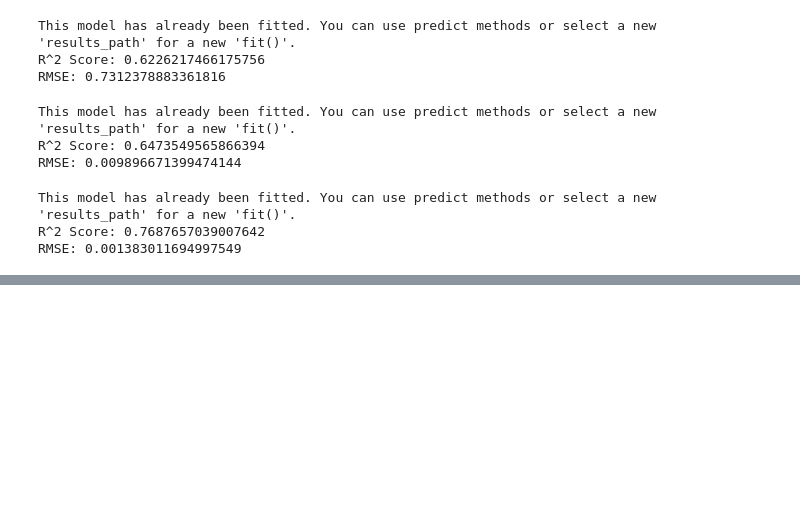
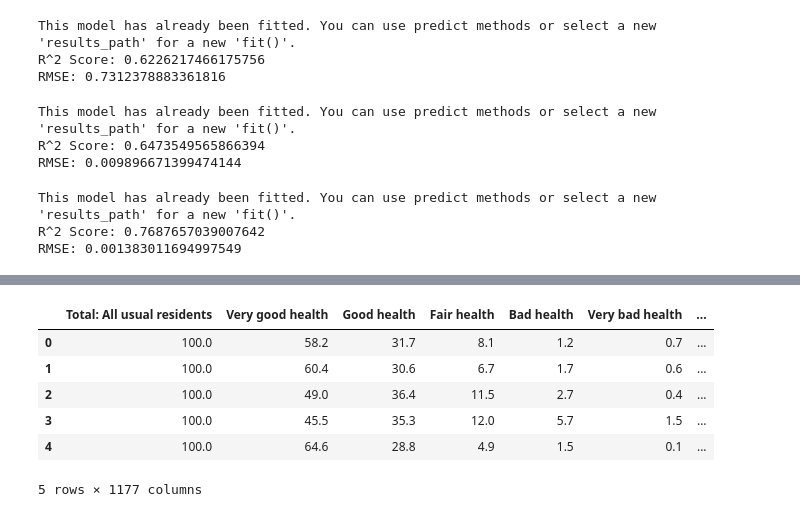
Before and after one commit to grolls23/EmploymentModellingDis, a Jupyter notebook: Modelling.ipynb, the cells around one changed output, grey strips where cells are left out. Cells and saved outputs as stored; diff of their text form; code cells hidden in the pictures; blank space fills up the shorter version.

Commit message:
Created a just-for-fun model with demographic data

```diff
--- a/Modelling.ipynb
+++ b/Modelling.ipynb
@@ -1667,0 +1718,34 @@ RMSE: 0.001383011694997549
+# %%
+# Join all data together
+
+combined_census = pd.merge(general_health, employment_residential, on='LSOA11CD', suffixes=('', '_drop'))
+combined_census = pd.merge(combined_census, education, on='LSOA11CD', suffixes=('', '_drop'))
+combined_census = pd.merge(combined_census, household_comp, on='LSOA11CD', suffixes=('', '_drop'))
+combined_census = pd.merge(combined_census, age_bands, on='LSOA11CD', suffixes=('', '_drop'))
+combined_census = pd.merge(combined_census, english_lang, on='LSOA11CD', suffixes=('', '_drop'))
+combined_census = pd.merge(combined_census, multiple_deprivation, on='LSOA11CD', suffixes=('', '_drop'))
+
+# Get column lists
+combined_census = combined_census[[col for col in combined_census.columns if not col.endswith('_drop')]]
+combined_census_columns = list(combined_census.columns)
+exclude_columns = ['LSOA11CD', 'LSOA11NM', 'residual', 'Total: All usual residents', 'Total: All usual residents aged 16 years and over']
+census_feature_columns = [col for col in combined_census.columns if col not in exclude_columns]
+
+# Join with london and birmingham model output data
+combined_model = all_data_london
+combined_model = combined_model.drop(columns=['LSOA11NM'])
+combined_census = combined_census.merge(combined_model, on='LSOA11CD', how='inner')
+
+# Fix string rank data
+combined_census['Index of Multiple Deprivation (IMD) Rank'] = combined_census['Index of Multiple Deprivation (IMD) Rank'].str.replace(',', '')
+combined_census['Index of Multiple Deprivation (IMD) Rank']  = pd.to_numeric(combined_census['Index of Multiple Deprivation (IMD) Rank'] )
+
+combined_census.head()
+# %% [output]
+|  | Total: All usual residents | Very good health | Good health | Fair health | Bad health | Very bad health | ... |
+| 0 | 100.0 | 58.2 | 31.7 | 8.1 | 1.2 | 0.7 | ... |
+| 1 | 100.0 | 60.4 | 30.6 | 6.7 | 1.7 | 0.6 | ... |
+| 2 | 100.0 | 49.0 | 36.4 | 11.5 | 2.7 | 0.4 | ... |
+| 3 | 100.0 | 45.5 | 35.3 | 12.0 | 5.7 | 1.5 | ... |
+| 4 | 100.0 | 64.6 | 28.8 | 4.9 | 1.5 | 0.1 | ... |
+5 rows × 1177 columns
```
Also changed, not shown: parts of 3 cells of this notebook.
